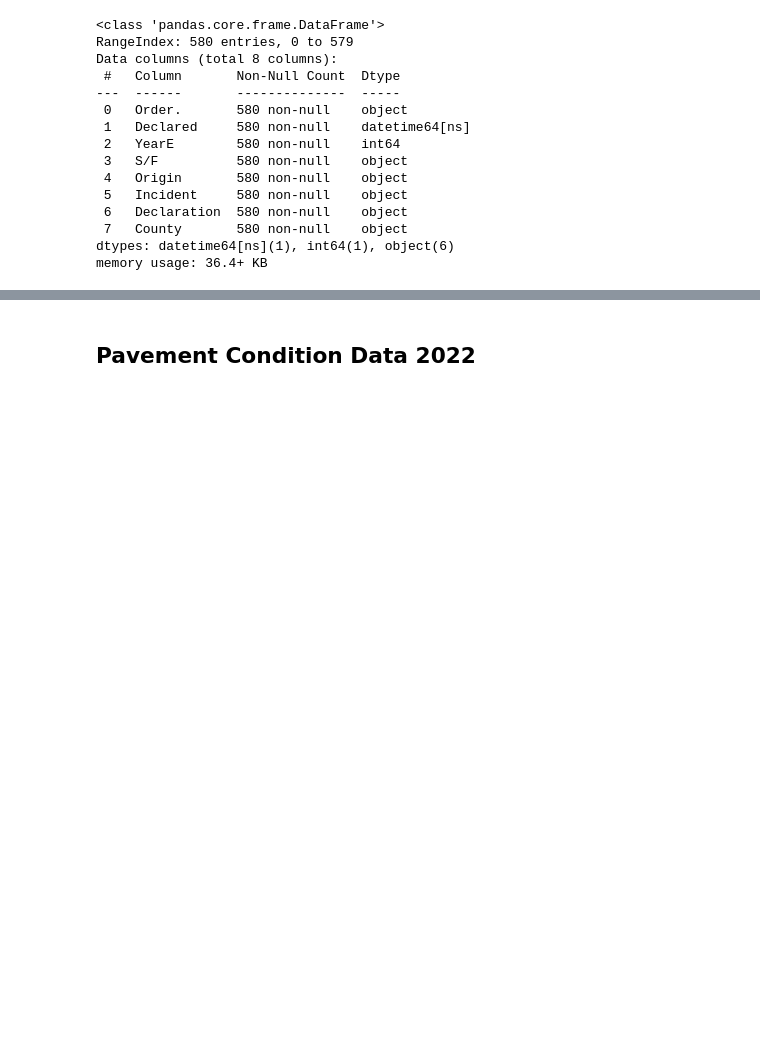
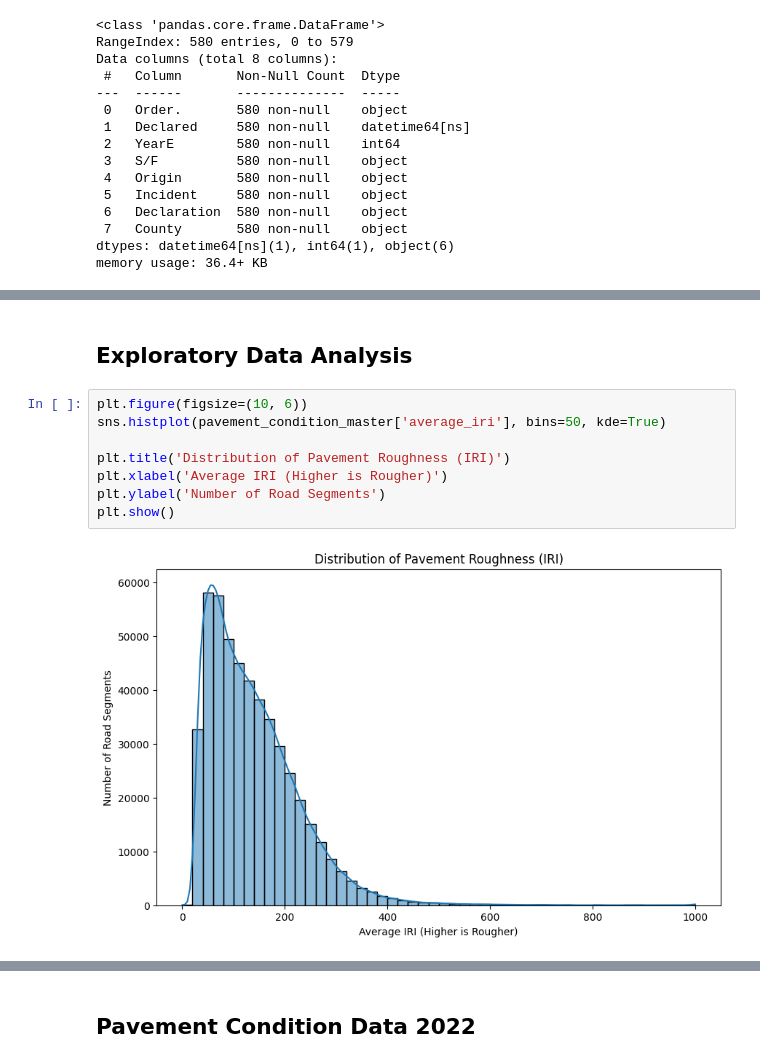
Before and after one commit to seunshix/pavement_infrastructure, a Jupyter notebook: notebooks/01_eda_pavement.ipynb, the cells around one changed output, grey strips where cells are left out. Drawn from its saved outputs; the diff is of its cells as text; blank space fills up the shorter version.

Commit message:
cleaned data and papers to read

```diff
--- a/notebooks/01_eda_pavement.ipynb
+++ b/notebooks/01_eda_pavement.ipynb
@@ -292,0 +639,12 @@ master_maintenance_log.head()
+# %% [markdown]
+## Exploratory Data Analysis
+# %%
+plt.figure(figsize=(10, 6))
+sns.histplot(pavement_condition_master['average_iri'], bins=50, kde=True)
+
+plt.title('Distribution of Pavement Roughness (IRI)')
+plt.xlabel('Average IRI (Higher is Rougher)')
+plt.ylabel('Number of Road Segments')
+plt.show()
+# %% [output]
+[figure, added]
```
Also changed, not shown: parts of 58 cells of this notebook, 10 other files.
